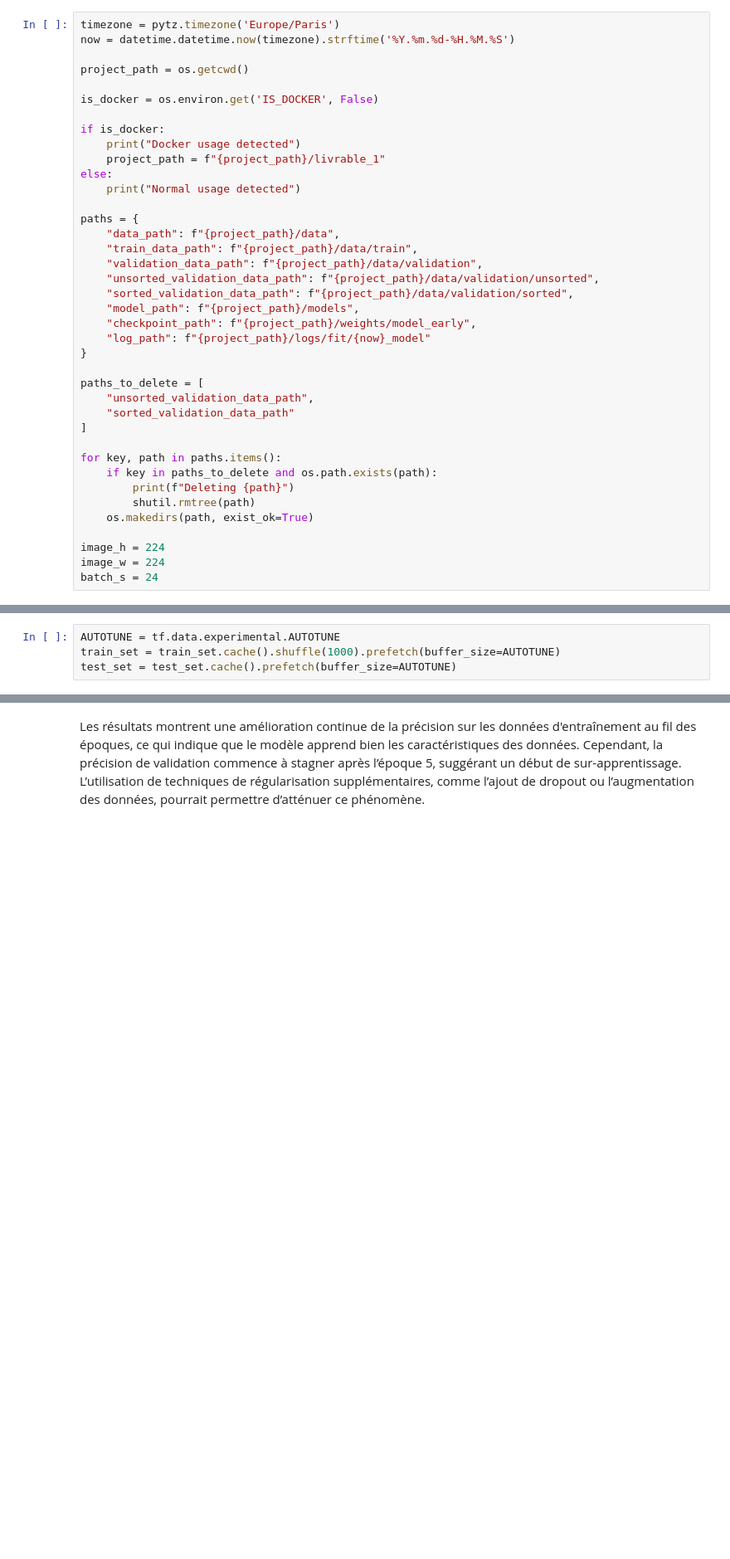
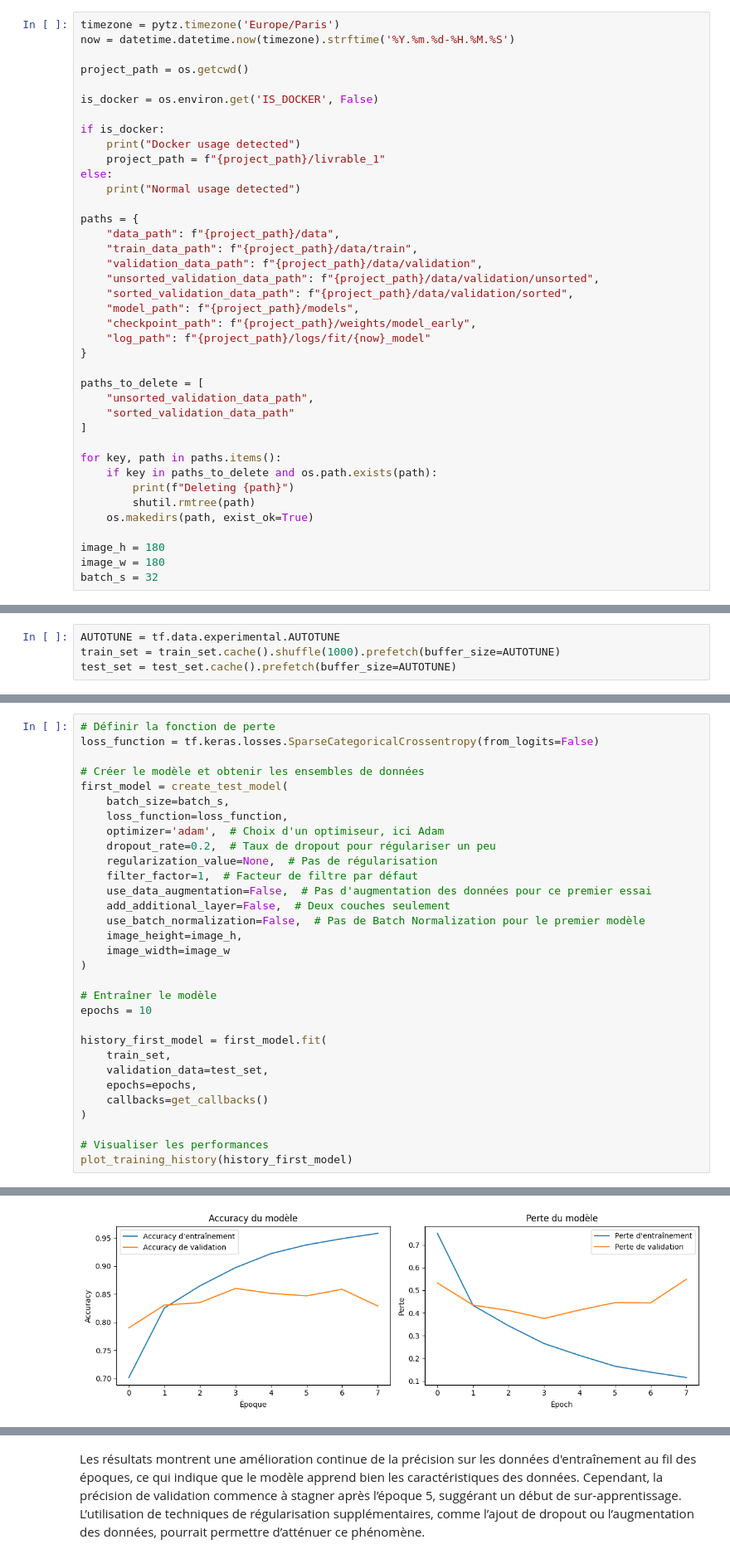
Before and after one commit to SourcierDeVerite/CESI_Projet_Deep_Learning, a Jupyter notebook: livrable_1/main.ipynb, the cells around one changed output, grey strips where cells are left out. Shown at 83% size. Drawn from its saved outputs; the diff is of its cells as text; blank space fills up the shorter version.

```diff
--- a/livrable_1/main.ipynb
+++ b/livrable_1/main.ipynb
@@ -75,8 +75,8 @@ for key, path in paths.items():
         shutil.rmtree(path)
     os.makedirs(path, exist_ok=True)
 
-image_h = 224
-image_w = 224
-batch_s = 24
+image_h = 180
+image_w = 180
+batch_s = 32
 # %% [output]
 Normal usage detected
@@ -445,0 +574,32 @@ Dans la littérature, Adam est souvent reconnu comme étant un choix robuste pou
+# %%
+# Définir la fonction de perte
+loss_function = tf.keras.losses.SparseCategoricalCrossentropy(from_logits=False)
+
+# Créer le modèle et obtenir les ensembles de données
+first_model = create_test_model(
+    batch_size=batch_s,
+    loss_function=loss_function,
+    optimizer='adam',  # Choix d'un optimiseur, ici Adam
+    dropout_rate=0.2,  # Taux de dropout pour régulariser un peu
+    regularization_value=None,  # Pas de régularisation
+    filter_factor=1,  # Facteur de filtre par défaut
+    use_data_augmentation=False,  # Pas d'augmentation des données pour ce premier essai
+    add_additional_layer=False,  # Deux couches seulement
+    use_batch_normalization=False,  # Pas de Batch Normalization pour le premier modèle
+    image_height=image_h,
+    image_width=image_w
+)
+
+# Entraîner le modèle
+epochs = 10
+
+history_first_model = first_model.fit(
+    train_set,
+    validation_data=test_set,
+    epochs=epochs,
+    callbacks=get_callbacks()
+)
+
+# Visualiser les performances
+plot_training_history(history_first_model)
+# %% [output]
@@ -445,0 +650 @@ Dans la littérature, Adam est souvent reconnu comme étant un choix robuste pou
+[figure, added]
```
Also changed, not shown: parts of 40 cells of this notebook.
